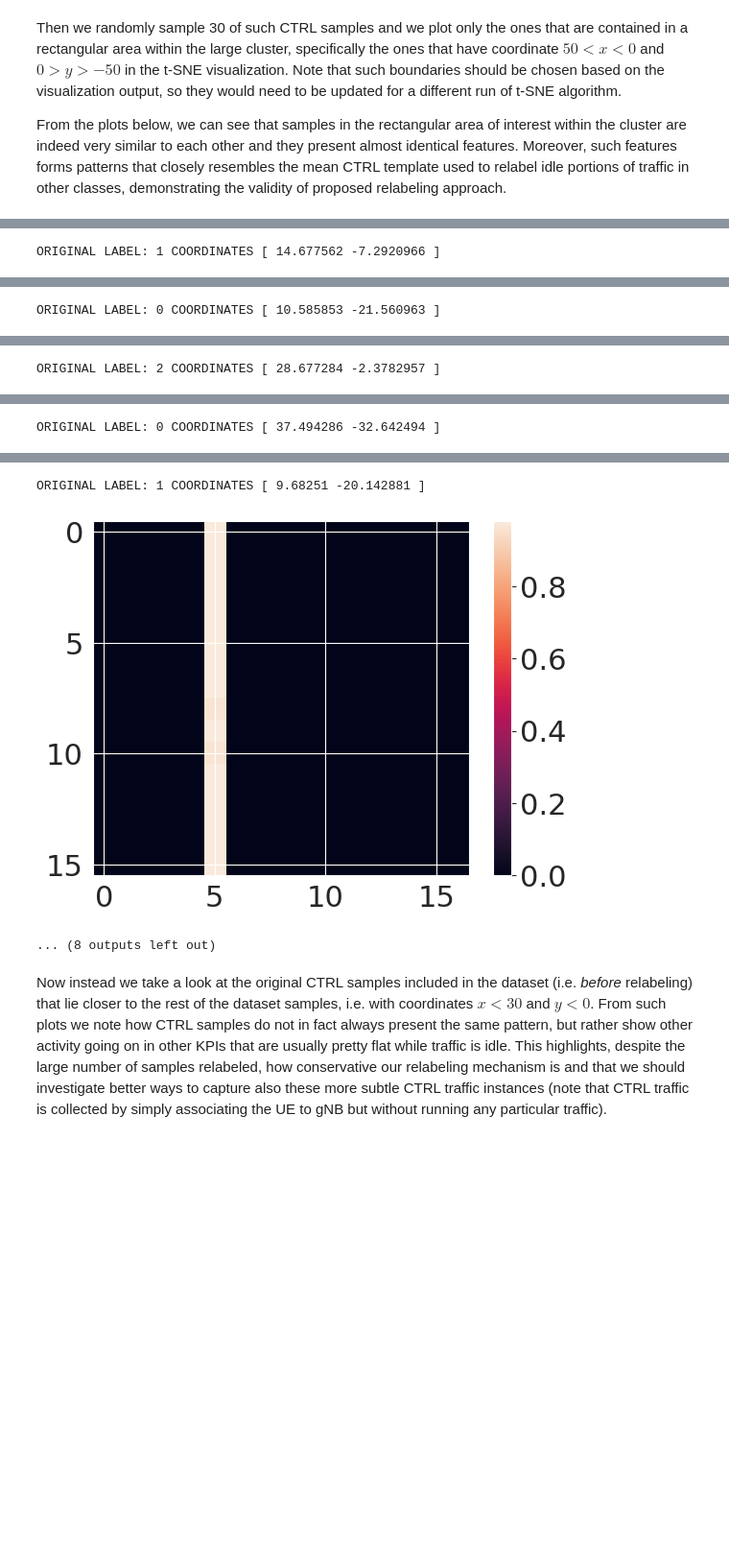
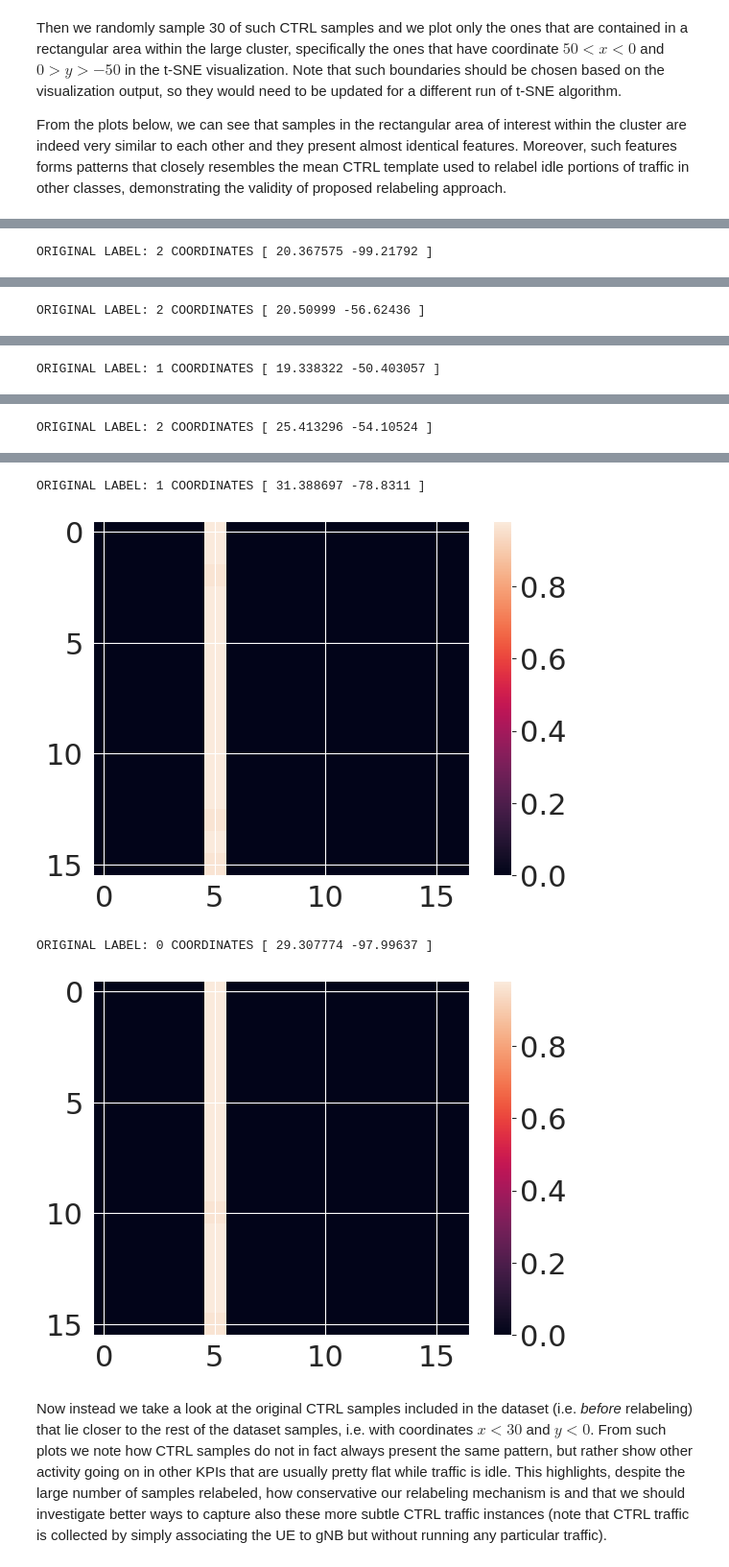
Before and after one commit to genesys-neu/TRACTOR, a Jupyter notebook: python/TSNE.ipynb, the cells around one changed output, grey strips where cells are left out. Shown at 96% size. Saved outputs shown, nothing was run; the diff lists cells and outputs as text; code cells hidden in the pictures; blank space fills up the shorter version.

```diff
--- a/python/TSNE.ipynb
+++ b/python/TSNE.ipynb
@@ -191,7 +191,7 @@ Then we randomly sample 30 of such CTRL samples and we plot only the ones that a
 From the plots below, we can see that samples in the rectangular area of interest within the cluster are indeed very similar to each other and they present almost identical features. Moreover, such features forms patterns that closely resembles the mean CTRL template used to relabel idle portions of traffic in other classes, demonstrating the validity of proposed relabeling approach.
 # %%
 for c_ix in np.random.choice(ctrl_after_relabel_ixs, size=[30,]):
-    if (50 > tsne_results[c_ix,0] > 0) and (0 > tsne_results[c_ix,1] > -50):
+    if (50 > tsne_results[c_ix,0] > 0) and (-50 > tsne_results[c_ix,1] > -100):
         print("ORIGINAL LABEL:", df_classes_nr[c_ix], "COORDINATES [", tsne_results[c_ix,0], tsne_results[c_ix,1], "]")
         matplotlib.pyplot.imshow(df_subset_og_shape[c_ix])
         matplotlib.pyplot.colorbar()
@@ -201,15 +201,16 @@ ORIGINAL LABEL: 2 COORDINATES [ 24.950165 -32.667202 ]
 [figure]
-ORIGINAL LABEL: 1 COORDINATES [ 14.677562 -7.2920966 ]
+ORIGINAL LABEL: 2 COORDINATES [ 20.367575 -99.21792 ]
 [figure]
-ORIGINAL LABEL: 0 COORDINATES [ 10.585853 -21.560963 ]
+ORIGINAL LABEL: 2 COORDINATES [ 20.50999 -56.62436 ]
 [figure]
-ORIGINAL LABEL: 2 COORDINATES [ 28.677284 -2.3782957 ]
+ORIGINAL LABEL: 1 COORDINATES [ 19.338322 -50.403057 ]
 [figure]
-ORIGINAL LABEL: 0 COORDINATES [ 37.494286 -32.642494 ]
+ORIGINAL LABEL: 2 COORDINATES [ 25.413296 -54.10524 ]
 [figure]
-ORIGINAL LABEL: 1 COORDINATES [ 9.68251 -20.142881 ]
+ORIGINAL LABEL: 1 COORDINATES [ 31.388697 -78.8311 ]
 [figure]
-... (8 outputs left out)
+ORIGINAL LABEL: 0 COORDINATES [ 29.307774 -97.99637 ]
+[figure, added]
 # %% [markdown]
 Now instead we take a look at the original CTRL samples included in the dataset (i.e. *before* relabeling) that lie closer to the rest of the dataset samples, i.e. with coordinates $x < 30$ and $y < 0$. From such plots we note how CTRL samples do not in fact always present the same pattern, but rather show other activity going on in other KPIs that are usually pretty flat while traffic is idle. This highlights, despite the large number of samples relabeled, how conservative our relabeling mechanism is and that we should investigate better ways to capture also these more subtle CTRL traffic instances (note that CTRL traffic is collected by simply associating the UE to gNB but without running any particular traffic).
 # %%
```
Also changed, not shown: parts of 9 cells of this notebook.
